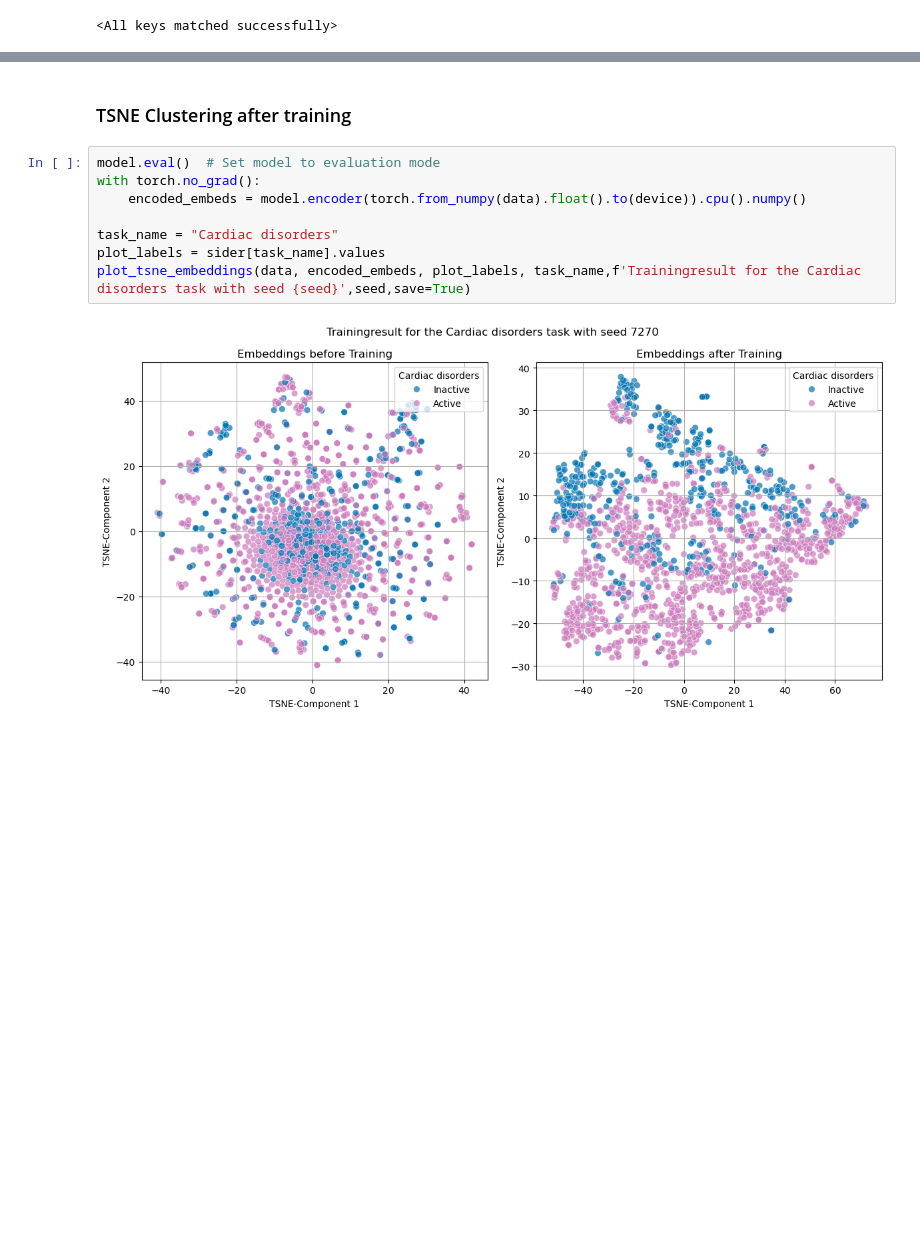
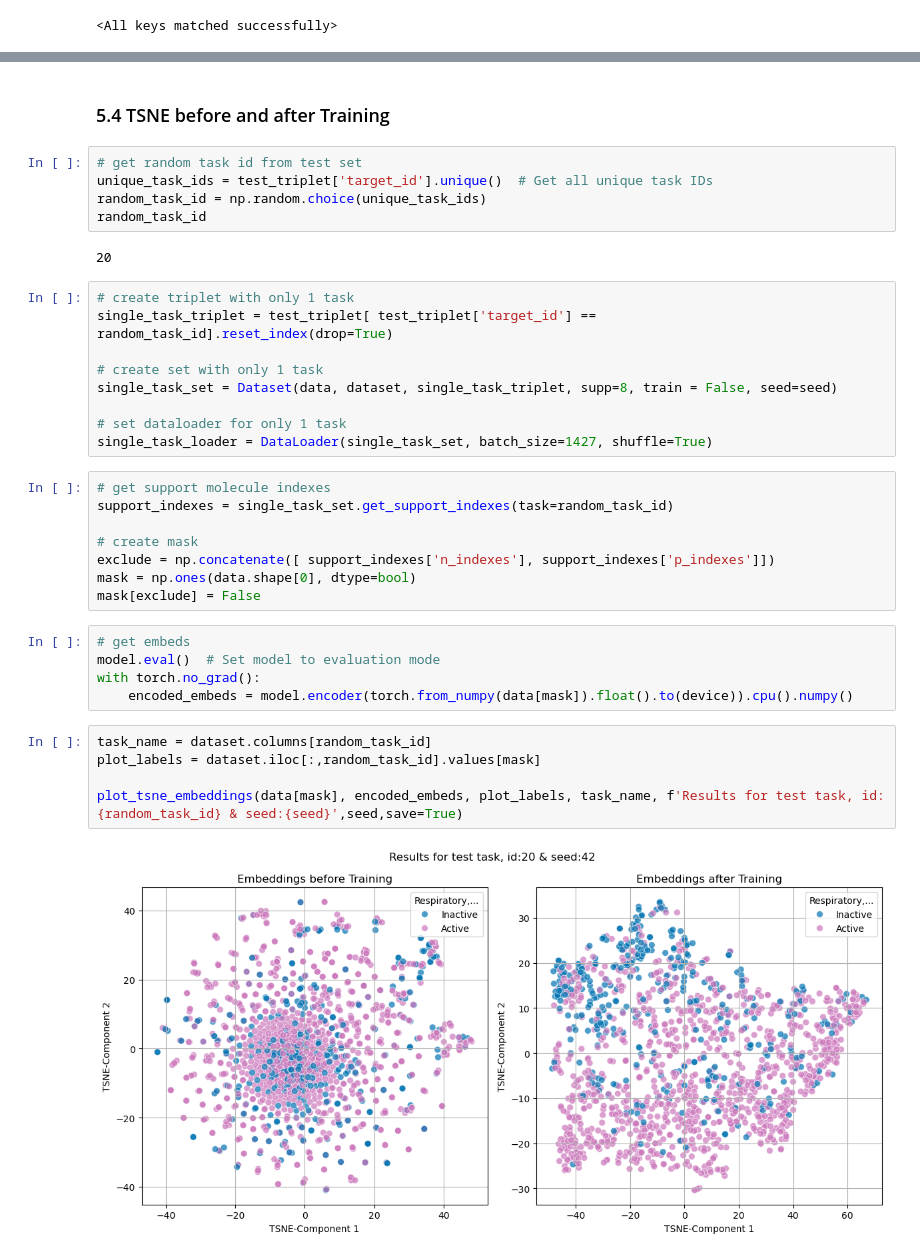
Before and after one commit to NiMaMel/BSC, a Jupyter notebook: Practical Work.ipynb, the cells around one changed output, grey strips where cells are left out. Saved outputs shown, nothing was run; the diff lists cells and outputs as text; blank space fills up the shorter version.

```diff
--- a/Practical Work.ipynb
+++ b/Practical Work.ipynb
@@ -227,13 +254,39 @@ combined_metrics(model,test_loader,device)
 # %% [markdown]
-### TSNE Clustering after training
+### 5.4 TSNE before and after Training
+# %%
+# get random task id from test set
+unique_task_ids = test_triplet['target_id'].unique()  # Get all unique task IDs
+random_task_id = np.random.choice(unique_task_ids)
+random_task_id
+# %% [output]
+20
+# %%
+# create triplet with only 1 task
+single_task_triplet = test_triplet[ test_triplet['target_id'] == random_task_id].reset_index(drop=True)
+
+# create set with only 1 task
+single_task_set = Dataset(data, dataset, single_task_triplet, supp=8, train = False, seed=seed)
+
+# set dataloader for only 1 task
+single_task_loader = DataLoader(single_task_set, batch_size=1427, shuffle=True)
+# %%
+# get support molecule indexes
+support_indexes = single_task_set.get_support_indexes(task=random_task_id)
+
+# create mask
+exclude = np.concatenate([ support_indexes['n_indexes'], support_indexes['p_indexes']])
+mask = np.ones(data.shape[0], dtype=bool)
+mask[exclude] = False
+# %%
+# get embeds
+model.eval()  # Set model to evaluation mode
+with torch.no_grad():
+    encoded_embeds = model.encoder(torch.from_numpy(data[mask]).float().to(device)).cpu().numpy()
 # %%
-model.eval()  # Set model to evaluation mode
-with torch.no_grad():
-    encoded_embeds = model.encoder(torch.from_numpy(data).float().to(device)).cpu().numpy()
+task_name = dataset.columns[random_task_id]
+plot_labels = dataset.iloc[:,random_task_id].values[mask]
 
-task_name = "Cardiac disorders"
-plot_labels = sider[task_name].values
-plot_tsne_embeddings(data, encoded_embeds, plot_labels, task_name,f'Trainingresult for the Cardiac disorders task with seed {seed}',seed,save=True)
+plot_tsne_embeddings(data[mask], encoded_embeds, plot_labels, task_name, f'Results for test task, id:{random_task_id} & seed:{seed}',seed,save=True)
 # %% [output]
-[figure, old version]
+[figure, new version]
 # %% [markdown]
```
Also changed, not shown: parts of 53 cells of this notebook, 15 other files.
